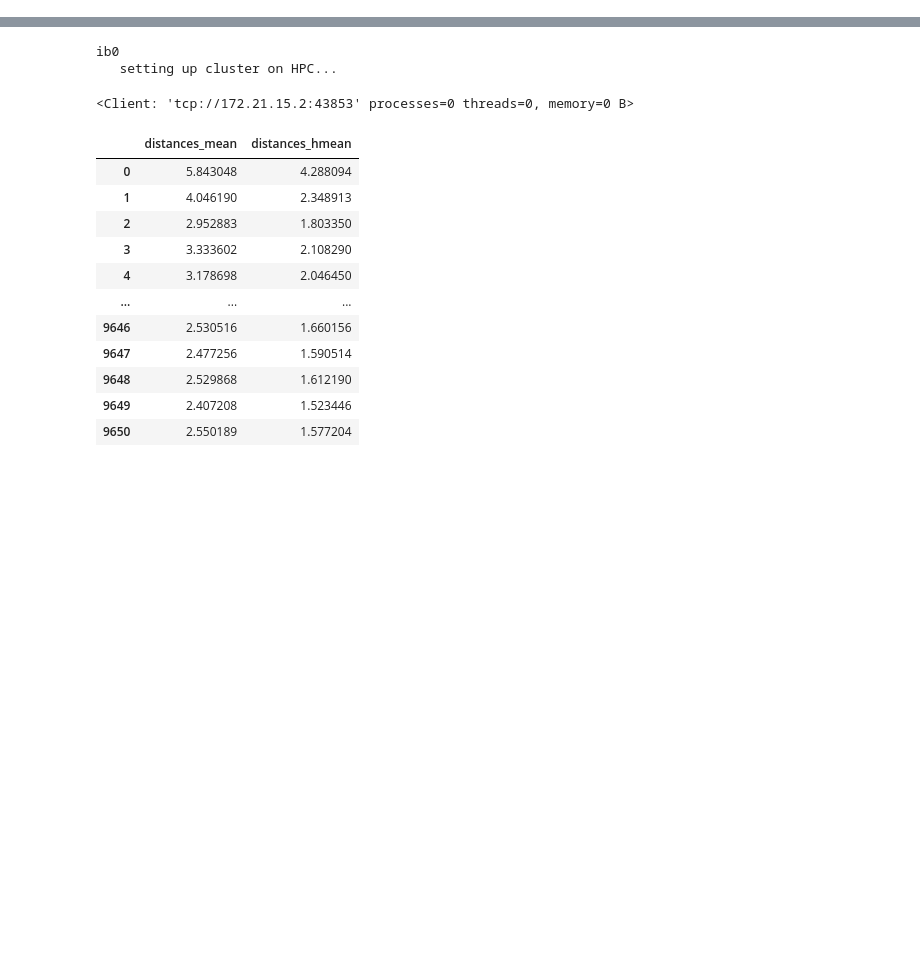
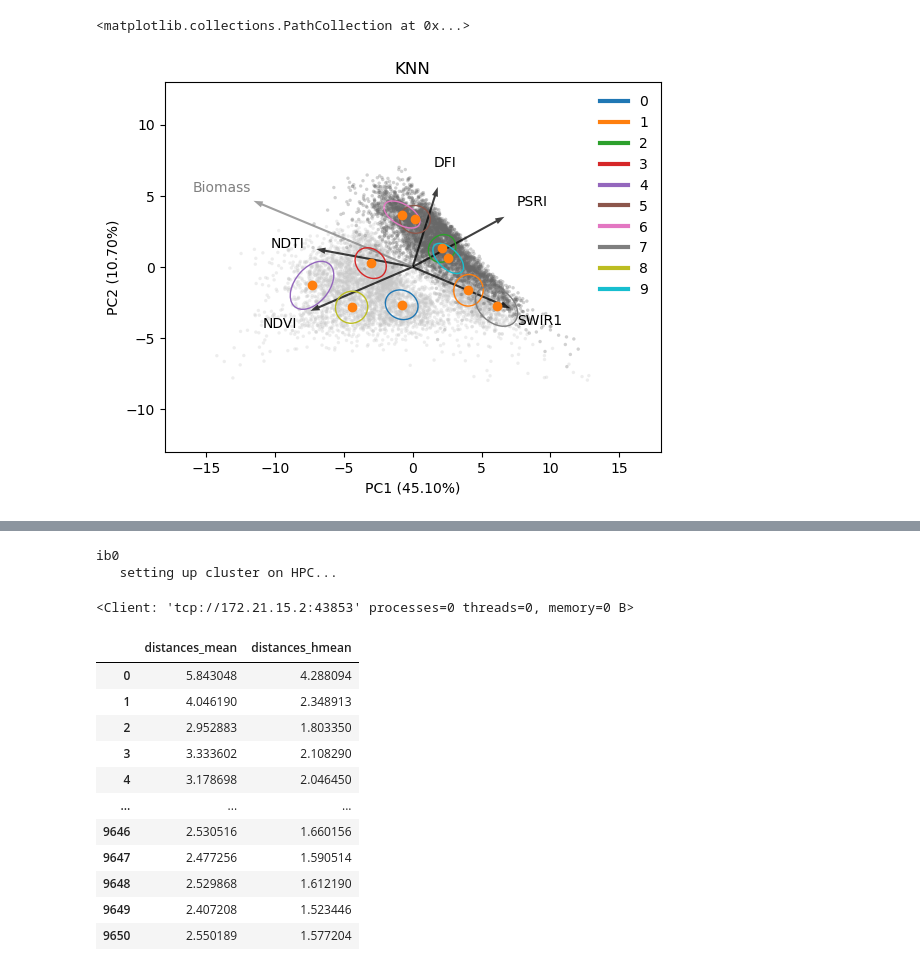
Before and after one commit to kearney-sp/cper_hls_veg_models, a Jupyter notebook: biomass/zTest_pc_derived_classes.ipynb, the cells around one changed output, grey strips where cells are left out. Cells and saved outputs as stored; diff of their text form; code cells hidden in the pictures; blank space fills up the shorter version.

```diff
--- a/biomass/zTest_pc_derived_classes.ipynb
+++ b/biomass/zTest_pc_derived_classes.ipynb
@@ -40,0 +216,44 @@ df = df.reset_index(drop=True)
+# %%
+if False:
+    df_plot_scores = df.copy()
+    #for i in range(np.argmin(np.cumsum(pvars) < 99.0)):
+    for i in range(len(pvars) - np.argmin(np.flip(pvars) < 1.0)):
+        df_plot_scores['PC' + str(i)] = scores[:,i]
+
+    df_plot_scores = df_plot_scores.groupby(['Plot', 'Date_mean'])[[x for x in df_plot_scores.columns if 'PC' in x]].mean()#.reset_index()
+
+    centroid, label, inertia = k_means(df_plot_scores, n_clusters=10, init='random', random_state=123)
+
+    df_plot_scores['kfold'] = label.astype('str')
+
+    df_plot_scores = df_plot_scores.reset_index()
+    df = pd.merge(df, df_plot_scores[['Plot', 'Date_mean', 'kfold']], how='left', on=['Plot', 'Date_mean'])
+else:
+    #for i in range(np.argmin(np.cumsum(pvars) < 99.0)):
+    for i in range(len(pvars) - np.argmin(np.flip(pvars) < 1.0)):
+        df['PC' + str(i)] = scores[:,i]
+    #r2_scores = r2_scores[:np.argmin(np.cumsum(pvars) < 99.0)]
+    r2_scores = r2_scores[:len(pvars) - np.argmin(np.flip(pvars) < 1.0)]
+
+    centroid, label, inertia = k_means(df[[x for x in df.columns if 'PC' in x]], n_clusters=10, init='random', random_state=123)
+
+    df['kfold'] = label.astype('str')
+# %%
+fig, ax = plt.subplots()
+plot_pcs(df=df,
+         ax=ax,
+         var_names=var_names,
+         pc_type = 'pls',
+         var_reduce_type = 'manual',
+         k=None,
+         vars_of_interest = ['NDVI', 'DFI', 'NDTI', 'SWIR1', 'PSRI'],
+         #vars_of_interest = ['SWIR2', 'NDTI', 'TCWI', 'SWIR1', 'BLUE', 'TCBI', 'GREEN', 'DFI', 'RED'],
+         title='KNN',
+         n_std=1.0,
+         pcs=[1,2])
+ax.set_xlim((-18, 18))
+ax.set_ylim((-13, 13))
+ax.scatter(centroid[:, 0], centroid[:, 1])
+# %% [output]
+<matplotlib.collections.PathCollection at 0x...>
+[figure, new version]
```
Also changed, not shown: parts of 20 cells of this notebook, 6 other files.
